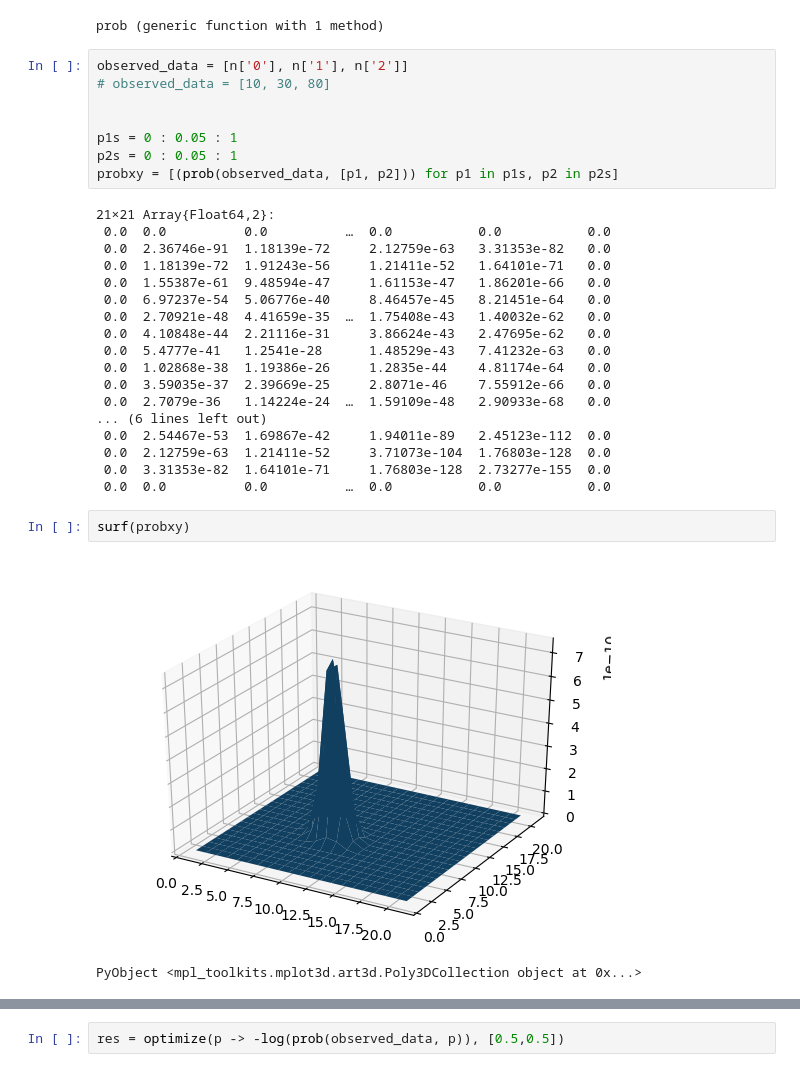
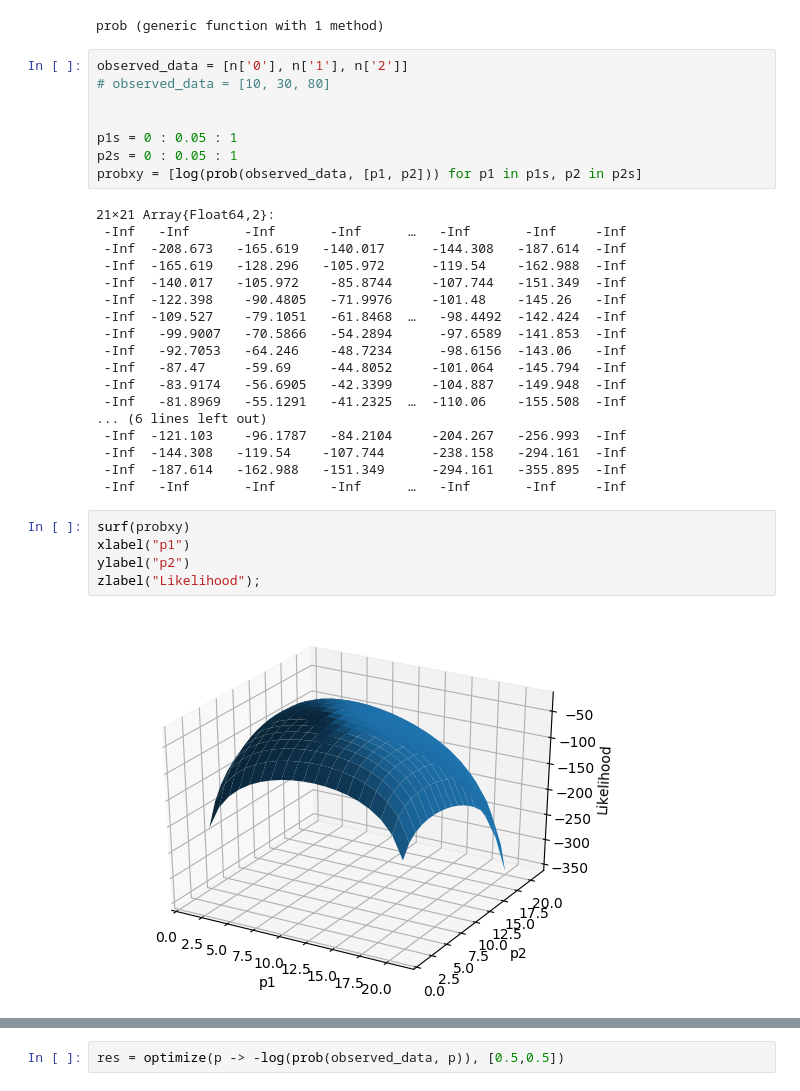
Before and after one commit to pfarndt/CoinFlips, a Jupyter notebook: TwoCoins-MaximumLikelihood.ipynb, the cells around one changed output, grey strips where cells are left out. Drawn from its saved outputs; the diff is of its cells as text.

```diff
--- a/TwoCoins-MaximumLikelihood.ipynb
+++ b/TwoCoins-MaximumLikelihood.ipynb
@@ -55,30 +55,32 @@ observed_data = [n['0'], n['1'], n['2']]
 
 p1s = 0 : 0.05 : 1
 p2s = 0 : 0.05 : 1
-probxy = [(prob(observed_data, [p1, p2])) for p1 in p1s, p2 in p2s]
+probxy = [log(prob(observed_data, [p1, p2])) for p1 in p1s, p2 in p2s]
 # %% [output]
 21×21 Array{Float64,2}:
- 0.0  0.0          0.0          …  0.0           0.0           0.0
- 0.0  2.36746e-91  1.18139e-72     2.12759e-63   3.31353e-82   0.0
- 0.0  1.18139e-72  1.91243e-56     1.21411e-52   1.64101e-71   0.0
- 0.0  1.55387e-61  9.48594e-47     1.61153e-47   1.86201e-66   0.0
- 0.0  6.97237e-54  5.06776e-40     8.46457e-45   8.21451e-64   0.0
- 0.0  2.70921e-48  4.41659e-35  …  1.75408e-43   1.40032e-62   0.0
- 0.0  4.10848e-44  2.21116e-31     3.86624e-43   2.47695e-62   0.0
- 0.0  5.4777e-41   1.2541e-28      1.48529e-43   7.41232e-63   0.0
- 0.0  1.02868e-38  1.19386e-26     1.2835e-44    4.81174e-64   0.0
- 0.0  3.59035e-37  2.39669e-25     2.8071e-46    7.55912e-66   0.0
- 0.0  2.7079e-36   1.14224e-24  …  1.59109e-48   2.90933e-68   0.0
+ -Inf   -Inf       -Inf       -Inf      …   -Inf       -Inf     -Inf
+ -Inf  -208.673   -165.619   -140.017      -144.308   -187.614  -Inf
+ -Inf  -165.619   -128.296   -105.972      -119.54    -162.988  -Inf
+ -Inf  -140.017   -105.972    -85.8744     -107.744   -151.349  -Inf
+ -Inf  -122.398    -90.4805   -71.9976     -101.48    -145.26   -Inf
+ -Inf  -109.527    -79.1051   -61.8468  …   -98.4492  -142.424  -Inf
+ -Inf   -99.9007   -70.5866   -54.2894      -97.6589  -141.853  -Inf
+ -Inf   -92.7053   -64.246    -48.7234      -98.6156  -143.06   -Inf
+ -Inf   -87.47     -59.69     -44.8052     -101.064   -145.794  -Inf
+ -Inf   -83.9174   -56.6905   -42.3399     -104.887   -149.948  -Inf
+ -Inf   -81.8969   -55.1291   -41.2325  …  -110.06    -155.508  -Inf
 ... (6 lines left out)
- 0.0  2.54467e-53  1.69867e-42     1.94011e-89   2.45123e-112  0.0
- 0.0  2.12759e-63  1.21411e-52     3.71073e-104  1.76803e-128  0.0
- 0.0  3.31353e-82  1.64101e-71     1.76803e-128  2.73277e-155  0.0
- 0.0  0.0          0.0          …  0.0           0.0           0.0
+ -Inf  -121.103    -96.1787   -84.2104     -204.267   -256.993  -Inf
+ -Inf  -144.308   -119.54    -107.744      -238.158   -294.161  -Inf
+ -Inf  -187.614   -162.988   -151.349      -294.161   -355.895  -Inf
+ -Inf   -Inf       -Inf       -Inf      …   -Inf       -Inf     -Inf
-# %%
-surf(probxy)
-# %% [output]
-[figure, removed]
-PyObject <mpl_toolkits.mplot3d.art3d.Poly3DCollection object at 0x...>
+# %%
+surf(probxy)
+xlabel("p1")
+ylabel("p2")
+zlabel("Likelihood");
+# %% [output]
+[figure, added]
 # %%
 px = Float64[]
 py = Float64[]
```
Also changed, not shown: parts of 4 cells of this notebook, 2 other files.
